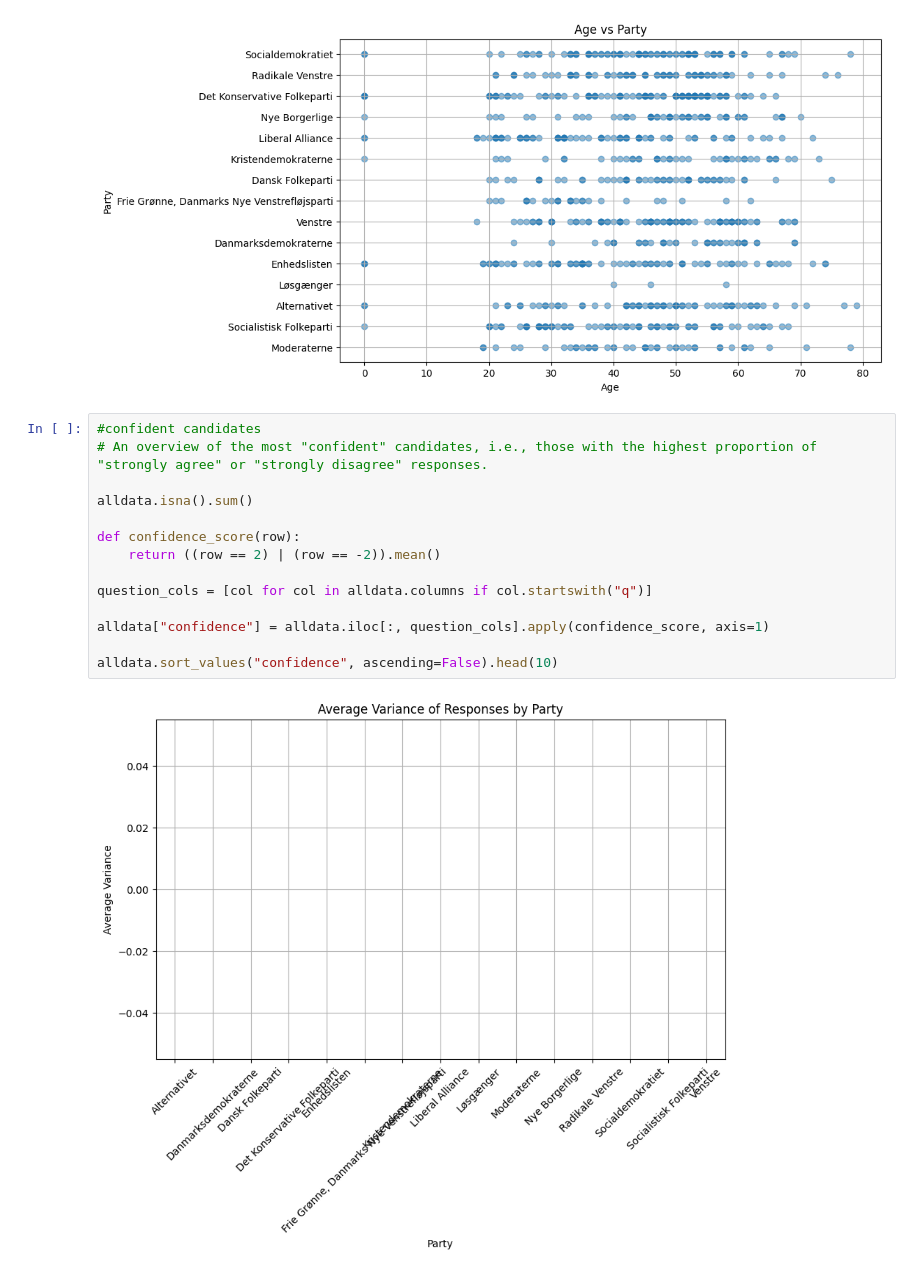
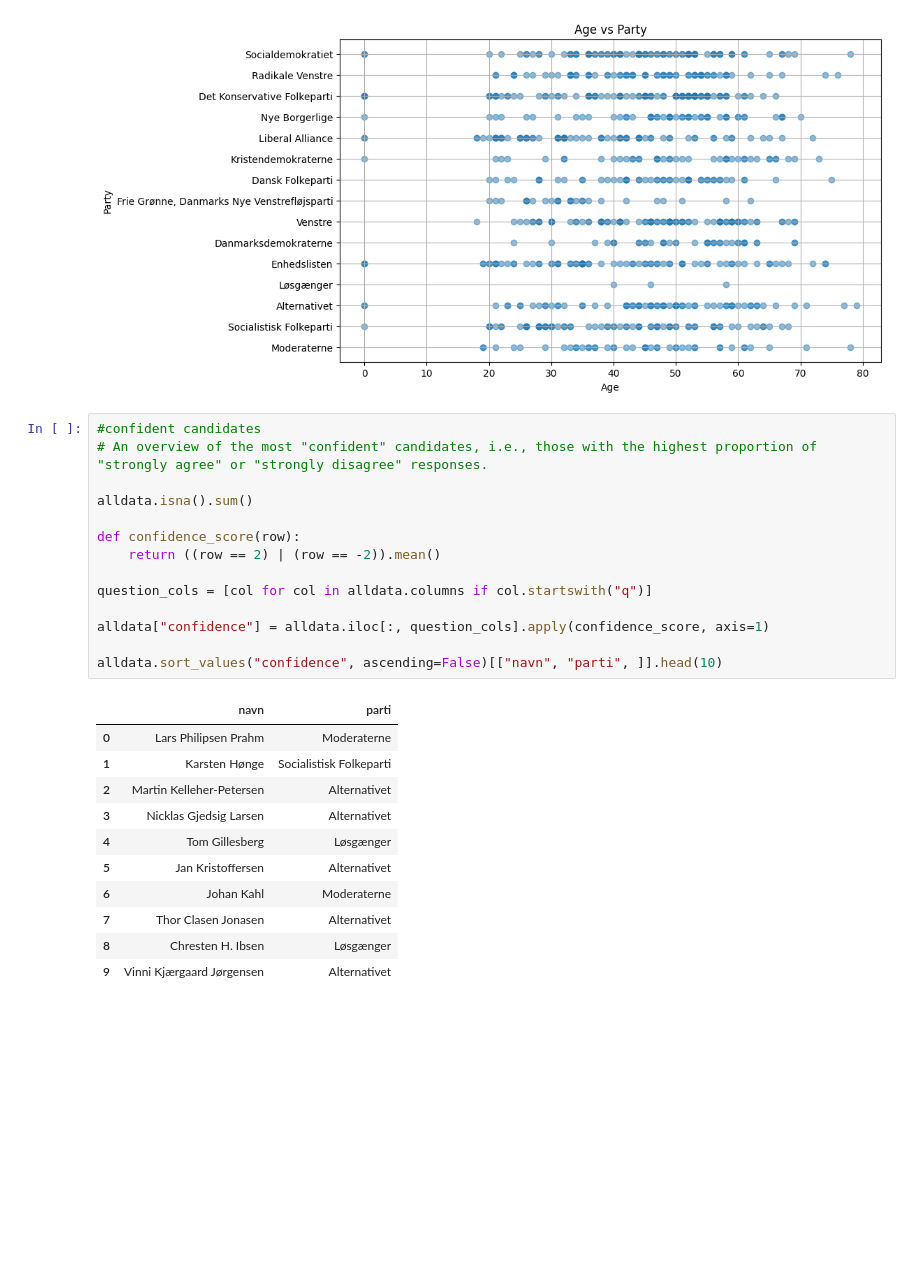
Before and after one commit to MartinSA91/MAL-assignment2, a Jupyter notebook: Assignemt 2 Candidates/2. Candidate Test 2022 I.ipynb, the cells around one changed output. Saved outputs shown, nothing was run; the diff lists cells and outputs as text; blank space fills up the shorter version.

```diff
--- a/Assignemt 2 Candidates/2. Candidate Test 2022 I.ipynb
+++ b/Assignemt 2 Candidates/2. Candidate Test 2022 I.ipynb
@@ -184,16 +184,26 @@ plt.show()
 # %%
 #confident candidates
 # An overview of the most "confident" candidates, i.e., those with the highest proportion of "strongly agree" or "strongly disagree" responses.
 
 alldata.isna().sum()
 
 def confidence_score(row):
     return ((row == 2) | (row == -2)).mean()
 
 question_cols = [col for col in alldata.columns if col.startswith("q")]
 
 alldata["confidence"] = alldata.iloc[:, question_cols].apply(confidence_score, axis=1)
 
-alldata.sort_values("confidence", ascending=False).head(10)
+alldata.sort_values("confidence", ascending=False)[["navn", "parti", ]].head(10)
 # %% [output]
-[figure, removed]
+|  | navn | parti |
+| 0 | Lars Philipsen Prahm | Moderaterne |
+| 1 | Karsten Hønge | Socialistisk Folkeparti |
+| 2 | Martin Kelleher-Petersen | Alternativet |
+| 3 | Nicklas Gjedsig Larsen | Alternativet |
+| 4 | Tom Gillesberg | Løsgænger |
+| 5 | Jan Kristoffersen | Alternativet |
+| 6 | Johan Kahl | Moderaterne |
+| 7 | Thor Clasen Jonasen | Alternativet |
+| 8 | Chresten H. Ibsen | Løsgænger |
+| 9 | Vinni Kjærgaard Jørgensen | Alternativet |
```
Also changed, not shown: parts of 1 cell of this notebook.
